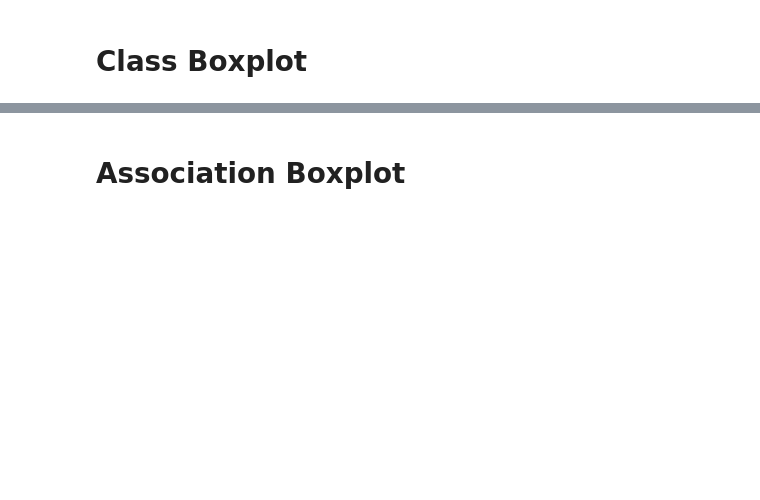
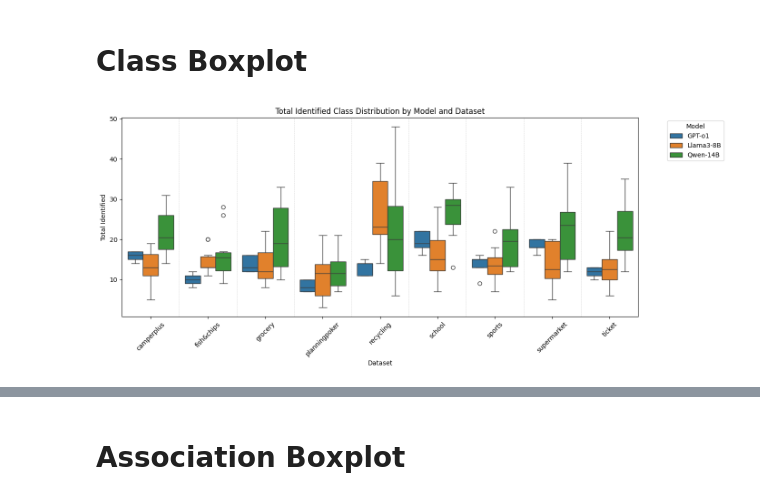
Before and after one commit to rexchou0715/VisualNarrator-v2, a Jupyter notebook: statistical analysis/boxplot.ipynb, the cells around one changed output, grey strips where cells are left out. Saved outputs shown, nothing was run; the diff lists cells and outputs as text; code cells hidden in the pictures; blank space fills up the shorter version.

```diff
--- a/statistical analysis/boxplot.ipynb
+++ b/statistical analysis/boxplot.ipynb
@@ -31,7 +31,7 @@ def collect_data(experiment_type):
         for dataset in DATASETS:
             file_path = project_root / f"output/{experiment_type}/{model}/{dataset}/experiment_results.xlsx"
             if file_path.exists():
-                df2 = pd.read_excel(file_path)
+                df2 = pd.read_excel(file_path, sheet_name="including optional")
                 df2_tidy = pd.DataFrame({
                     "Dataset": dataset,
                     "Model": model,
@@ -43,7 +43,51 @@ def collect_data(experiment_type):
             else:
                 print(f"⚠️ File not found: {file_path}")
     return df_all
+
+
+# Collect total identified
+def collect_data_total_identified(experiment_type):
+    df_all = pd.DataFrame({
+        "Dataset": pd.Series(dtype="str"),
+        "Model": pd.Series(dtype="str"),
+        "Run": pd.Series(dtype="int"),
+        "Total Identified": pd.Series(dtype="int"),
+        # f"F-0.5 Score": pd.Series(dtype="float"),
+        # f"F-2 Score": pd.Series(dtype="float"),
+    })
+
+    for model in models:
+        for dataset in DATASETS:
+            file_path = project_root / f"output/{experiment_type}/{model}/{dataset}/experiment_results.xlsx"
+            if file_path.exists():
+                df2 = pd.read_excel(file_path, sheet_name="including optional")
+                df2_tidy = pd.DataFrame({
+                    "Dataset": dataset,
+                    "Model": model,
+                    "Run": range(1, len(df2) + 1),
+                    f"Total Identified": df2["Total Identified"],
+                })
+                df_all = pd.concat([df_all, df2_tidy], ignore_index=True)
+            else:
+                print(f"⚠️ File not found: {file_path}")
+    return df_all
 # %% [markdown]
 # Class Boxplot
+# %%
+df_total_identified_all = collect_data_total_identified("class")
+
+
+plt.figure(figsize=(14, 6))
+ax = sns.boxplot(data=df_total_identified_all, x="Dataset", y="Total Identified", hue="Model")
+for i in range(1, len(ax.get_xticks())):
+    ax.axvline(x=i - 0.5, color='lightgray', linestyle='--', linewidth=0.6)
+
+plt.title(f"Total Identified Class Distribution by Model and Dataset")
+plt.xticks(rotation=45)
+plt.legend(title="Model", bbox_to_anchor=(1.05, 1), loc='upper left')
+plt.tight_layout()
+plt.show()
+# %% [output]
+[figure, added]
 # %%
 experiment_type = "class"
```
Also changed, not shown: parts of 4 cells of this notebook, 1 other file.
